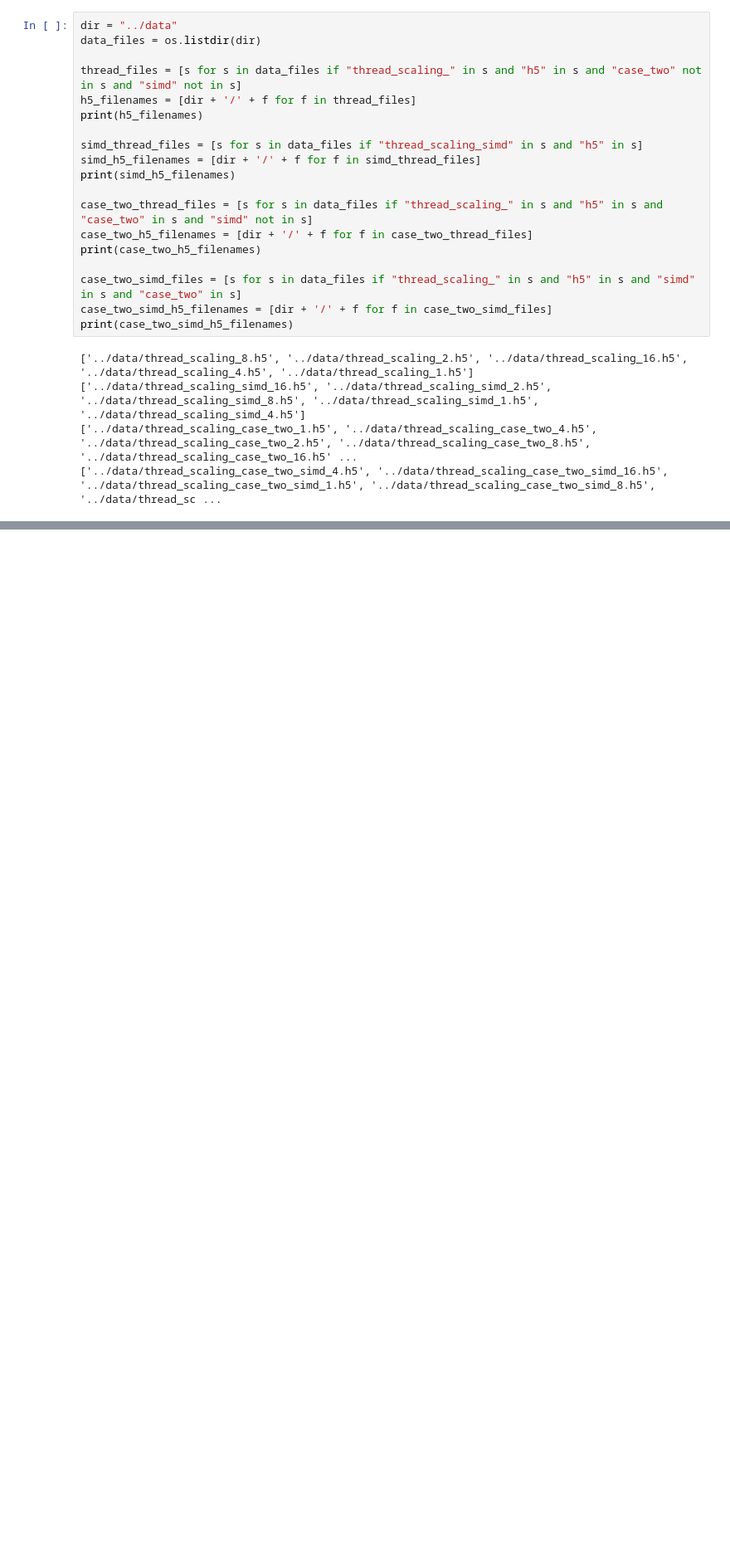
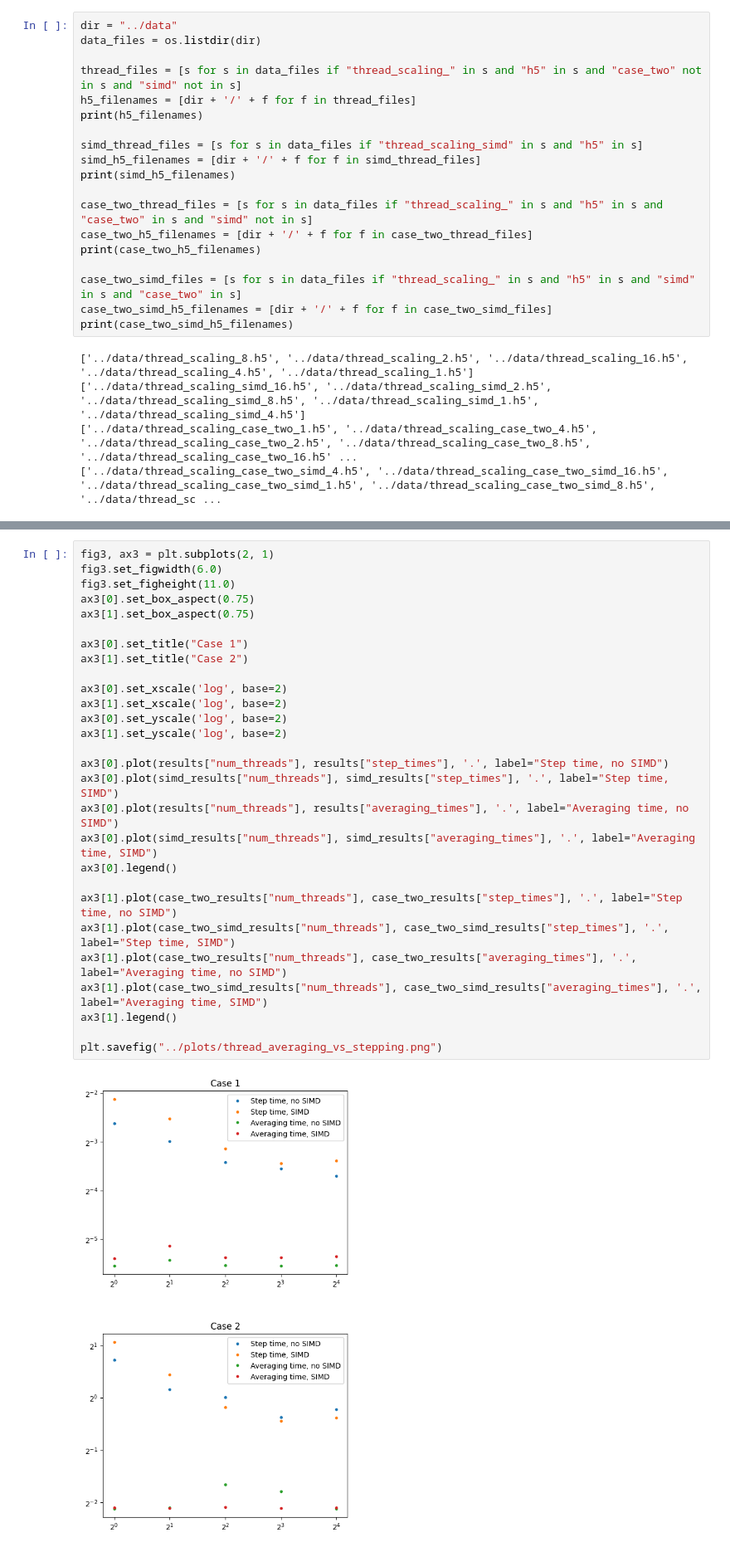
Before and after one commit to bdalfavero/wigner_parallel, a Jupyter notebook: scripts/thread_scaling.ipynb, the cells around one changed output, grey strips where cells are left out. Shown at 83% size. Drawn from its saved outputs; the diff is of its cells as text; blank space fills up the shorter version.

```diff
--- a/scripts/thread_scaling.ipynb
+++ b/scripts/thread_scaling.ipynb
@@ -119,0 +149,30 @@ plt.savefig("../plots/thread_scaling_steps.png")
+# %%
+fig3, ax3 = plt.subplots(2, 1)
+fig3.set_figwidth(6.0)
+fig3.set_figheight(11.0)
+ax3[0].set_box_aspect(0.75)
+ax3[1].set_box_aspect(0.75)
+
+ax3[0].set_title("Case 1")
+ax3[1].set_title("Case 2")
+
+ax3[0].set_xscale('log', base=2)
+ax3[1].set_xscale('log', base=2)
+ax3[0].set_yscale('log', base=2)
+ax3[1].set_yscale('log', base=2)
+
+ax3[0].plot(results["num_threads"], results["step_times"], '.', label="Step time, no SIMD")
+ax3[0].plot(simd_results["num_threads"], simd_results["step_times"], '.', label="Step time, SIMD")
+ax3[0].plot(results["num_threads"], results["averaging_times"], '.', label="Averaging time, no SIMD")
+ax3[0].plot(simd_results["num_threads"], simd_results["averaging_times"], '.', label="Averaging time, SIMD")
+ax3[0].legend()
+
+ax3[1].plot(case_two_results["num_threads"], case_two_results["step_times"], '.', label="Step time, no SIMD")
+ax3[1].plot(case_two_simd_results["num_threads"], case_two_simd_results["step_times"], '.', label="Step time, SIMD")
+ax3[1].plot(case_two_results["num_threads"], case_two_results["averaging_times"], '.', label="Averaging time, no SIMD")
+ax3[1].plot(case_two_simd_results["num_threads"], case_two_simd_results["averaging_times"], '.', label="Averaging time, SIMD")
+ax3[1].legend()
+
+plt.savefig("../plots/thread_averaging_vs_stepping.png")
+# %% [output]
+[figure, added]
```
Also changed, not shown: parts of 4 cells of this notebook, 2 other files.
